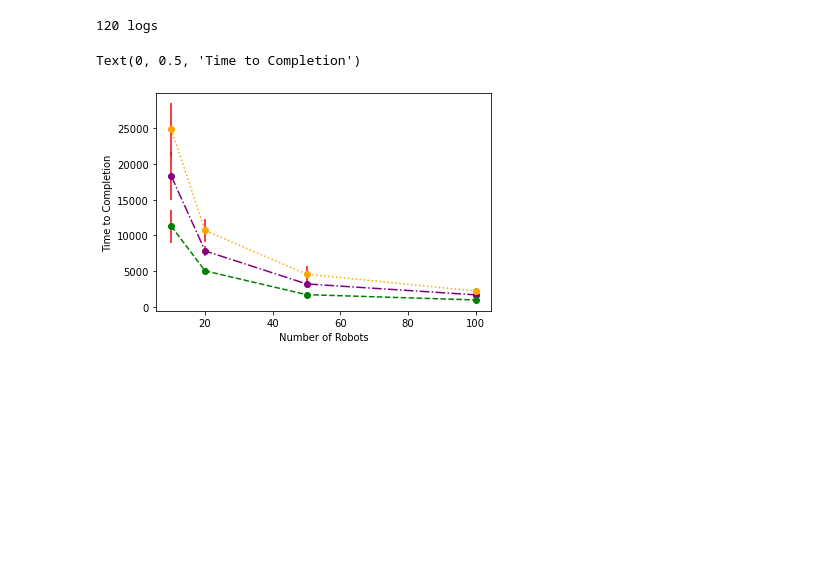
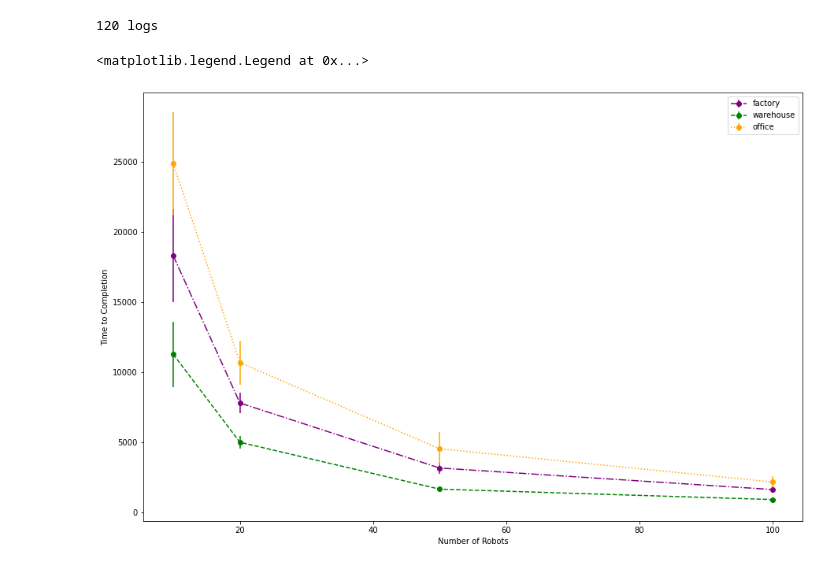
Before and after one commit to openwsn-berkeley/Atlas, a Jupyter notebook: AtlasAnalysis.ipynb, the cells around one changed output. Saved outputs shown, nothing was run; the diff lists cells and outputs as text; code cells hidden in the pictures; blank space fills up the shorter version.

Commit message:
# updated plots

```diff
--- a/AtlasAnalysis.ipynb
+++ b/AtlasAnalysis.ipynb
@@ -71,6 +71,9 @@ def mean_confidence_interval(data, confidence=0.95):
 # %%
 
 #============ Time To Completion
+plt.rcParams['pdf.fonttype'] = 42
+plt.rcParams['ps.fonttype'] = 42
+plt.rcParams['figure.figsize'] = [15, 10]
 
 # data = {seed1: {config: {....}}, timeToCompletion: 2142}, seed2: {...} , ...}
 data      =  []
@@ -93,34 +96,36 @@ for file in LOGFILES:
                 floorplan = "office"
 
         if line["type"] == "KPI":
             timeToCompletion      = line['timeToCompletion']
             break
 
     data += [{"numRobots": numRobots, "floorplan": floorplan, "timeToComletion": timeToCompletion}]
 
 floorplans = list(set([d['floorplan'] for d in data]))
 numRobots  = list(set([d['numRobots'] for d in data]))
 numRobots.sort()
 
+(fig,ax) = plt.subplots()
 for floorplan in floorplans:
 
     toPlot = {}
     for value in numRobots:
         toPlot[value] = {}
         (m, h) = mean_confidence_interval(
             [d["timeToComletion"] for d in data if d['numRobots']==value and d['floorplan'] == floorplan]
         )
         toPlot[value]["mean"] = m
         toPlot[value]["yerr"] = h
         x                     = numRobots
         y                     = [p["mean"] for p in toPlot.values()]
         yerr                  = [p["yerr"] for p in toPlot.values()]
-    plt.errorbar(x, y, yerr=yerr,linestyle=linestyles[floorplan],color=linecolors[floorplan],label=floorplan, ecolor='red', marker='o')
+    ax.errorbar(x, y, yerr=yerr,linestyle=linestyles[floorplan],color=linecolors[floorplan],label=floorplan, marker='o')
 
 plt.xlabel("Number of Robots")
 plt.ylabel("Time to Completion")
+ax.legend()
 # %% [output]
-Text(0, 0.5, 'Time to Completion')
+<matplotlib.legend.Legend at 0x...>
-[figure, old version]
+[figure, new version]
 # %%
 #============ Plot Time To Completion vs number of robots per Floorplan
```
